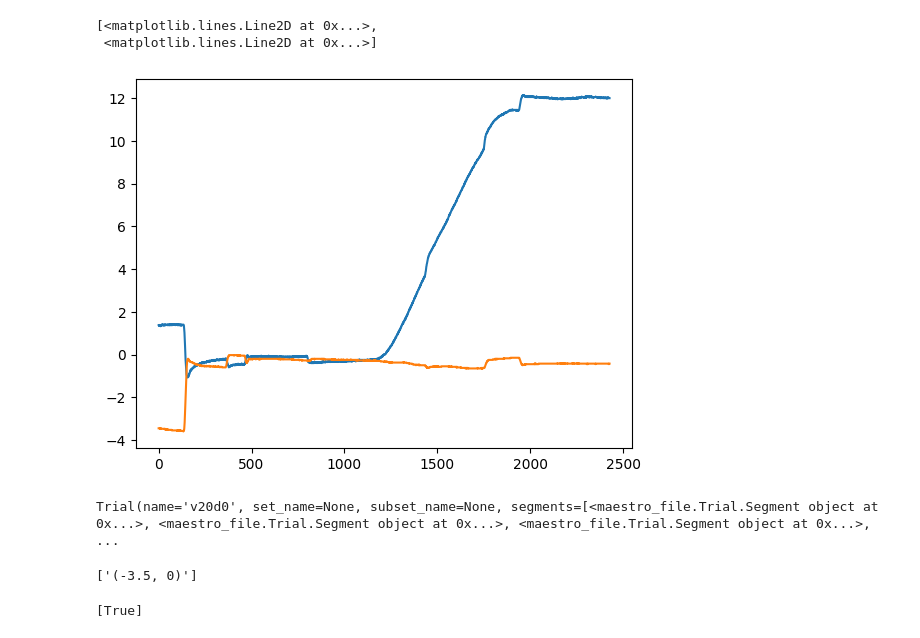
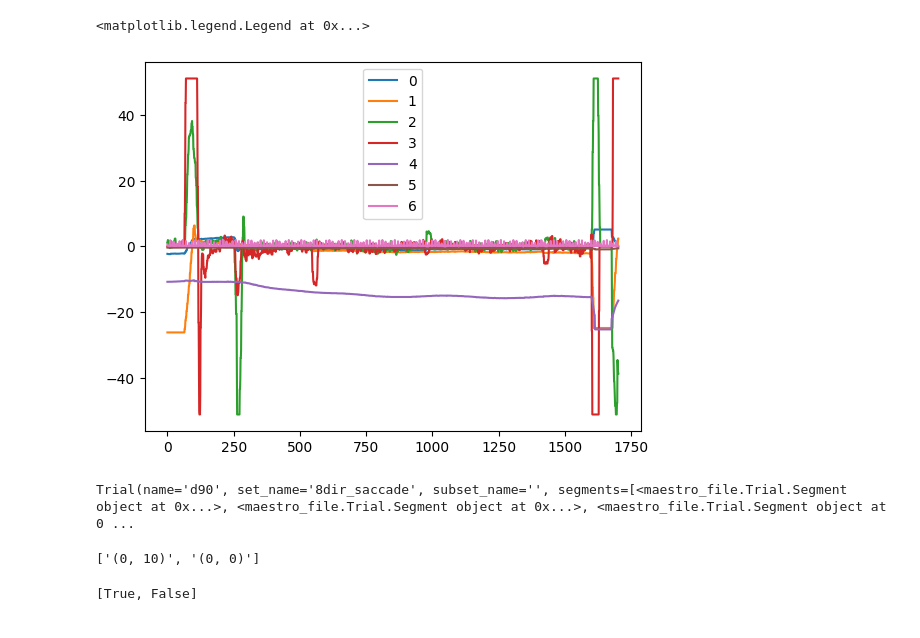
Before and after one commit to barrackHa/Population-Analysis, a Jupyter notebook: data_pre_proc/manu_pre_proc.ipynb, the cells around one changed output. Cells and saved outputs as stored; diff of their text form; code cells hidden in the pictures.

```diff
--- a/data_pre_proc/manu_pre_proc.ipynb
+++ b/data_pre_proc/manu_pre_proc.ipynb
@@ -15,9 +15,9 @@ output_notebook()
 [interactive output not drawn]
 [interactive output not drawn]
 # %%
-file_path = Path('/home/barak/data/ComDePri-EWS/data/data_from_Mati/Vernon_Neural/4-11-2015/Ve041115.0351')
-# file_path = Path('/Users/barak/Documents/Movement_Research/data_from_Mati/9-22-2014/Ve092214.0351')
-
+data_dir = Path.cwd().parent / "data/fiona_sst/fi211109"
+file_path = data_dir / "fi211109a.0001"
+print(file_path)
 with open(file_path, 'rb') as f:
         data_file = maestro_file.DataFile.load(f.read(), file_path.name)
 
@@ -238,15 +217,15 @@ files_df
 # %%
 import matplotlib.pyplot as plt
-plt.plot(np.array([data_file.ai_data[i] for i in [0,1]]).T / 40)
+plt.plot(np.array([data_file.ai_data[i] for i in [0,1,2,3,4,5,6]]).T / 40)
+plt.legend(list(np.arange(7)))
 # 0 & 1 are the hor and ver eye data, 2 and 3 are the hor and ver eye velocity. pos normalizer - 40, vel normalizer - 10.8826
 # %% [output]
-[<matplotlib.lines.Line2D at 0x...>,
- <matplotlib.lines.Line2D at 0x...>]
+<matplotlib.legend.Legend at 0x...>
-[figure, old version]
+[figure, new version]
 # %%
 (data_file.trial)
 # %% [output]
-Trial(name='v20d0', set_name=None, subset_name=None, segments=[<maestro_file.Trial.Segment object at 0x...>, <maestro_file.Trial.Segment object at 0x...>, <maestro_file.Trial.Segment object at 0x...>, ...
+Trial(name='d90', set_name='8dir_saccade', subset_name='', segments=[<maestro_file.Trial.Segment object at 0x...>, <maestro_file.Trial.Segment object at 0x...>, <maestro_file.Trial.Segment object at 0 ...
 # %%
 # Trial(
 #     name='d315', set_name=None, subset_name=None,
@@ -287,11 +266,11 @@ Trial(name='v20d0', set_name=None, subset_name=None, segments=[<maestro_file.Tri
 # %%
 print([str(p) for p in data_file.trial.segments[2].tgt_pos])
 # %% [output]
-['(-3.5, 0)']
+['(0, 10)', '(0, 0)']
 # %%
 data_file.trial.segments[2].tgt_on
 # %% [output]
-[True]
+[True, False]
 # %%
 hv.extension('bokeh')
 tgt_trjs = data_file.trial.target_trajectories()
```
Also changed, not shown: parts of 14 cells of this notebook, 2 other files.
